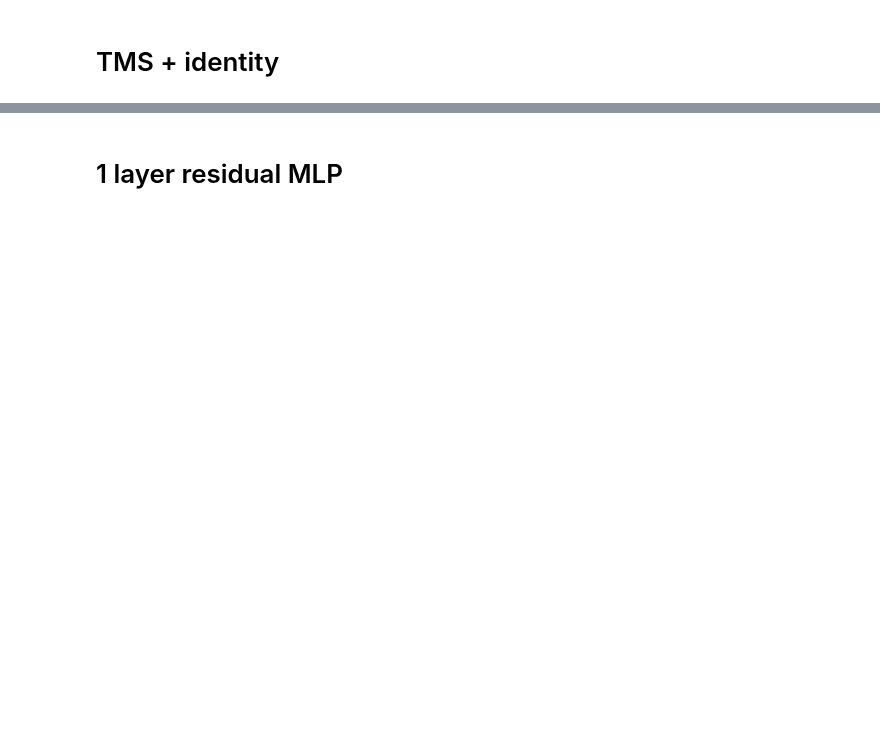
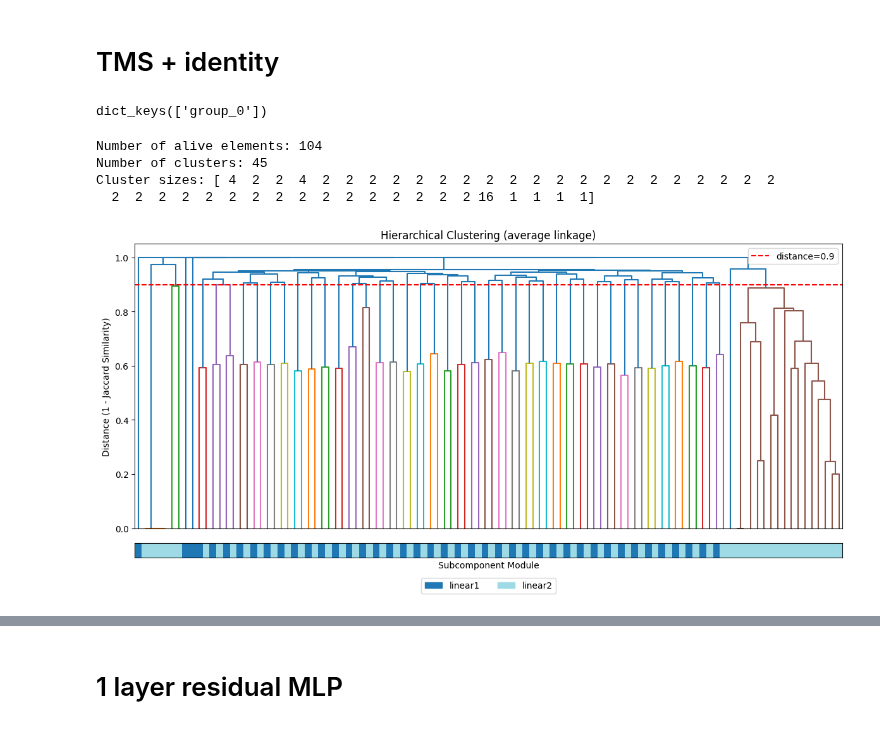
Before and after one commit to mivanit/apd, a Jupyter notebook: notebooks/dev_grouping.ipynb, the cells around one changed output, grey strips where cells are left out. Drawn from its saved outputs; the diff is of its cells as text; code cells hidden in the pictures; blank space fills up the shorter version.

```diff
--- a/notebooks/dev_grouping.ipynb
+++ b/notebooks/dev_grouping.ipynb
@@ -21,7 +30,7 @@ torch.set_grad_enabled(False)
 # %% [markdown]
 # TMS + identity
 # %%
-run_decomp_pipeline(
+coactivations_tms: CoactivationResults = get_coactivations(
     model_path=Path("data/tms-decomp/model_40000.pth"),
     dataset_cls=SparseFeatureDataset,
     dataset_kwargs=dict(
@@ -31,11 +40,18 @@ run_decomp_pipeline(
     coactivations_kwargs=dict(
         module_groups=[["linear1", "linear2"]],
     ),
-    plot_kwargs=dict(
-        group_key="group_0",
-        threshold=0.8,
-        title="TMS + ID Hierarchical Clustering",
-        min_alive_counts=500,
-    ),
     device=DEVICE,
 )
+print(coactivations_tms.keys())
+# %% [output]
+dict_keys(['group_0'])
+# %%
+plot_clustering_from_results(
+	results=coactivations_tms,
+);
+# %% [output]
+Number of alive elements: 104
+Number of clusters: 45
+Cluster sizes: [ 4  2  2  4  2  2  2  2  2  2  2  2  2  2  2  2  2  2  2  2  2  2  2  2
+  2  2  2  2  2  2  2  2  2  2  2  2  2  2  2  2 16  1  1  1  1]
+[figure, added]
```
Also changed, not shown: parts of 11 cells of this notebook, 1 other file.
